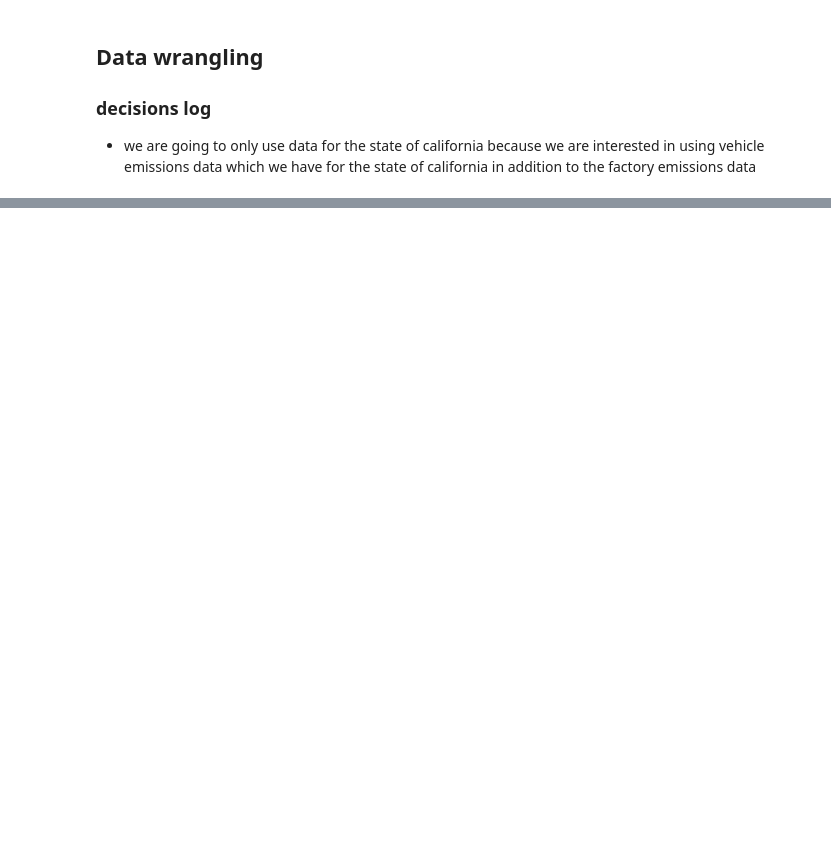
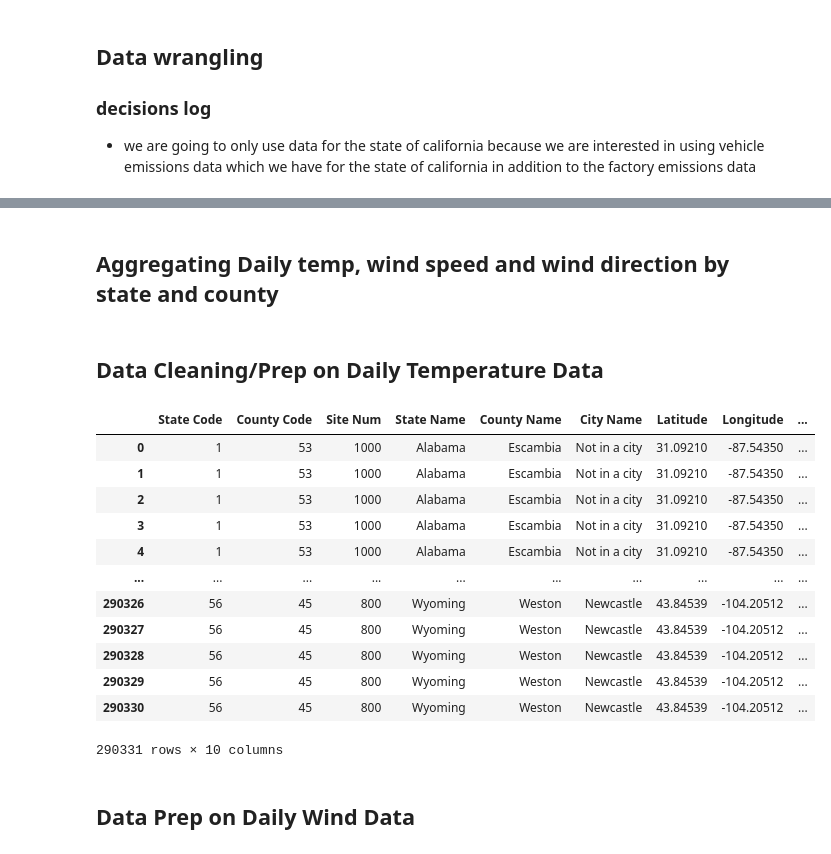
Before and after one commit to annamarieweber/AQI-predictor, a Jupyter notebook: final-project-notebook.ipynb, the cells around one changed output, grey strips where cells are left out. Drawn from its saved outputs; the diff is of its cells as text; code cells hidden in the pictures; blank space fills up the shorter version.

```diff
--- a/final-project-notebook.ipynb
+++ b/final-project-notebook.ipynb
@@ -468,0 +403,14 @@ ModuleNotFoundError: No module named 'seaborn'
+# %%
+daily_global_weather_2020 = pd.read_csv("datasets/2020_daily_global_weather.csv").drop(columns="Unnamed: 0")
+
+us_greenhouse_gas_emission_direct_emitter_gas_type = pd.read_csv("datasets/greenhouse_gas_emmiter_gas_types.csv", low_memory=False)
+
+aqi_sites = pd.read_csv("datasets/aqs_sites.csv")
+
+daily_county_aqi = pd.read_csv("datasets/county_aqi_2020_daily.csv")
+
+daily_temp = pd.read_csv("datasets/daily_temperature_2020.csv")
+
+daily_wind = pd.read_csv("datasets/daily_wind_2020.csv")
+
+traffic_volumes = pd.read_csv("datasets/traffic_volumes.csv")
@@ -468,0 +478,39 @@ ModuleNotFoundError: No module named 'seaborn'
+# %% [markdown]
+## Aggregating Daily temp, wind speed and wind direction by state and county
+# %% [markdown]
+## Data Cleaning/Prep on Daily Temperature Data
+# %%
+# Data Prep on daily temperature, wind speed and wind direction
+
+# Extracting relevant columns
+truncated_daily_temp = daily_temp[["State Code", "County Code", "Site Num", "State Name", "County Name", "City Name", "Latitude", "Longitude", "Date Local", "Arithmetic Mean"]]
+
+# Array of US States and territories
+US_States_territories = us_greenhouse_gas_emission_direct_emitter_gas_type["V_GHG_EMITTER_GAS.STATE_NAME"].unique()
+
+# Only US States and territories should be in our data
+truncated_daily_temp = truncated_daily_temp[truncated_daily_temp["State Name"].str.upper().isin(US_States_territories)]
+
+# Impute missing 0s, with mean of the arithmetic mean, there are no null values
+truncated_daily_temp["Arithmetic Mean"] = truncated_daily_temp["Arithmetic Mean"].replace(0, truncated_daily_temp["Arithmetic Mean"].mean())
+
+# Rename Arithmetic Mean column to include temperature and units (Temp - F)
+truncated_daily_temp = truncated_daily_temp.rename(columns={"Arithmetic Mean": "Mean Temperature (F)"})
+# %%
+truncated_daily_temp
+# %% [output]
+|  | State Code | County Code | Site Num | State Name | County Name | City Name | Latitude | Longitude | ... |
+| 0 | 1 | 53 | 1000 | Alabama | Escambia | Not in a city | 31.09210 | -87.54350 | ... |
+| 1 | 1 | 53 | 1000 | Alabama | Escambia | Not in a city | 31.09210 | -87.54350 | ... |
+| 2 | 1 | 53 | 1000 | Alabama | Escambia | Not in a city | 31.09210 | -87.54350 | ... |
+| 3 | 1 | 53 | 1000 | Alabama | Escambia | Not in a city | 31.09210 | -87.54350 | ... |
+| 4 | 1 | 53 | 1000 | Alabama | Escambia | Not in a city | 31.09210 | -87.54350 | ... |
+| ... | ... | ... | ... | ... | ... | ... | ... | ... | ... |
+| 290326 | 56 | 45 | 800 | Wyoming | Weston | Newcastle | 43.84539 | -104.20512 | ... |
+| 290327 | 56 | 45 | 800 | Wyoming | Weston | Newcastle | 43.84539 | -104.20512 | ... |
+| 290328 | 56 | 45 | 800 | Wyoming | Weston | Newcastle | 43.84539 | -104.20512 | ... |
+| 290329 | 56 | 45 | 800 | Wyoming | Weston | Newcastle | 43.84539 | -104.20512 | ... |
+| 290330 | 56 | 45 | 800 | Wyoming | Weston | Newcastle | 43.84539 | -104.20512 | ... |
+290331 rows × 10 columns
+# %% [markdown]
+## Data Prep on Daily Wind Data
```
Also changed, not shown: parts of 92 cells of this notebook.
